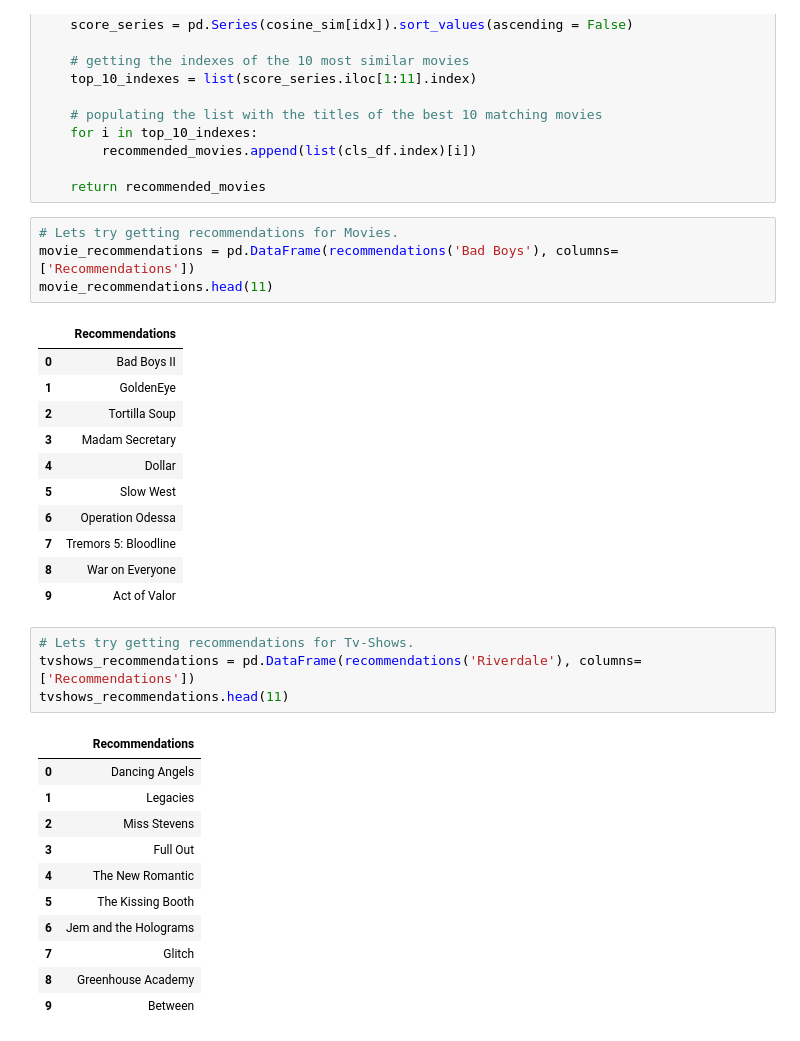
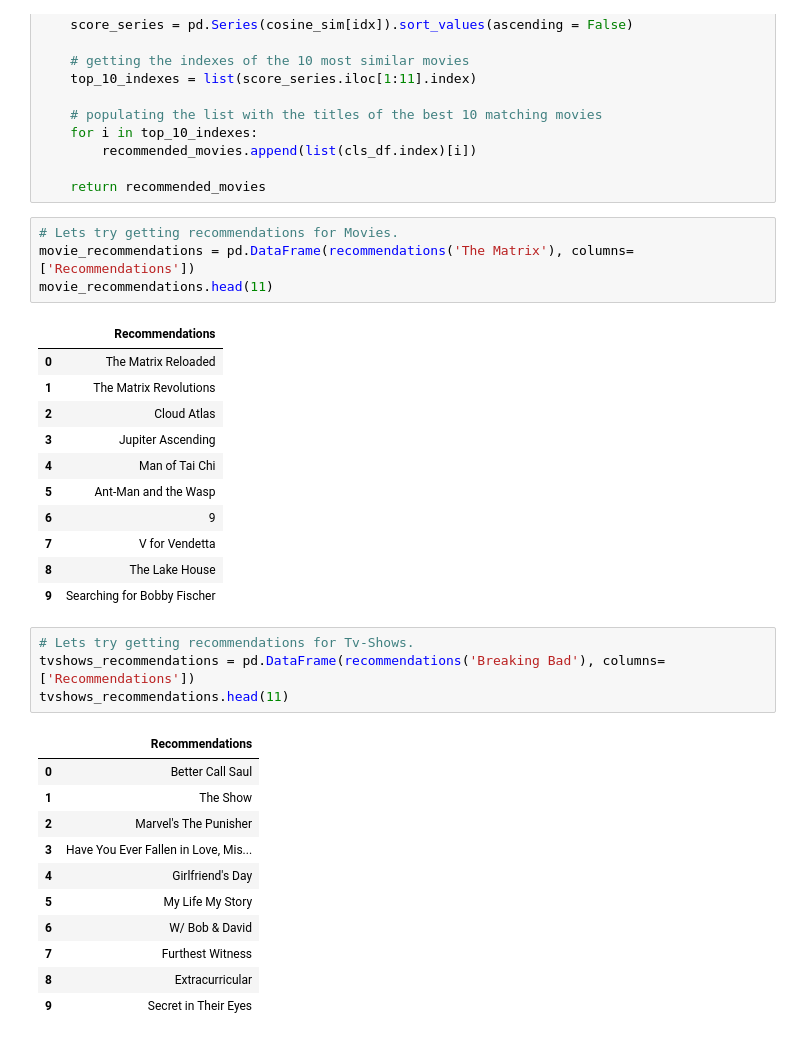
Before and after one commit to Shubham-naik-ai/NETFLIX-MOVIES-AND-TV-SHOWS-CLUSTERING, a Jupyter notebook: NETFLIX_MOVIES_AND_TV_SHOWS_CLUSTERING.ipynb, the cells around one changed output. Drawn from its saved outputs; the diff is of its cells as text.

```diff
--- a/NETFLIX_MOVIES_AND_TV_SHOWS_CLUSTERING.ipynb
+++ b/NETFLIX_MOVIES_AND_TV_SHOWS_CLUSTERING.ipynb
@@ -900,35 +900,35 @@ def recommendations(Title, cosine_sim = cosine_sim):
     return recommended_movies
 # %%
 # Lets try getting recommendations for Movies.
-movie_recommendations = pd.DataFrame(recommendations('Bad Boys'), columns=['Recommendations'])
+movie_recommendations = pd.DataFrame(recommendations('The Matrix'), columns=['Recommendations'])
 movie_recommendations.head(11)
 # %% [output]
 |  | Recommendations |
-| 0 | Bad Boys II |
-| 1 | GoldenEye |
-| 2 | Tortilla Soup |
-| 3 | Madam Secretary |
-| 4 | Dollar |
-| 5 | Slow West |
-| 6 | Operation Odessa |
-| 7 | Tremors 5: Bloodline |
-| 8 | War on Everyone |
-| 9 | Act of Valor |
+| 0 | The Matrix Reloaded |
+| 1 | The Matrix Revolutions |
+| 2 | Cloud Atlas |
+| 3 | Jupiter Ascending |
+| 4 | Man of Tai Chi |
+| 5 | Ant-Man and the Wasp |
+| 6 | 9 |
+| 7 | V for Vendetta |
+| 8 | The Lake House |
+| 9 | Searching for Bobby Fischer |
 # %%
 # Lets try getting recommendations for Tv-Shows.
-tvshows_recommendations = pd.DataFrame(recommendations('Riverdale'), columns=['Recommendations'])
+tvshows_recommendations = pd.DataFrame(recommendations('Breaking Bad'), columns=['Recommendations'])
 tvshows_recommendations.head(11)
 # %% [output]
 |  | Recommendations |
-| 0 | Dancing Angels |
-| 1 | Legacies |
-| 2 | Miss Stevens |
-| 3 | Full Out |
-| 4 | The New Romantic |
-| 5 | The Kissing Booth |
-| 6 | Jem and the Holograms |
-| 7 | Glitch |
-| 8 | Greenhouse Academy |
-| 9 | Between |
+| 0 | Better Call Saul |
+| 1 | The Show |
+| 2 | Marvel's The Punisher |
+| 3 | Have You Ever Fallen in Love, Mis... |
+| 4 | Girlfriend's Day |
+| 5 | My Life My Story |
+| 6 | W/ Bob & David |
+| 7 | Furthest Witness |
+| 8 | Extracurricular |
+| 9 | Secret in Their Eyes |
 # %%
 # Lets try getting recommendations for Tv-Shows.
```
Also changed, not shown: parts of 2 cells of this notebook.
